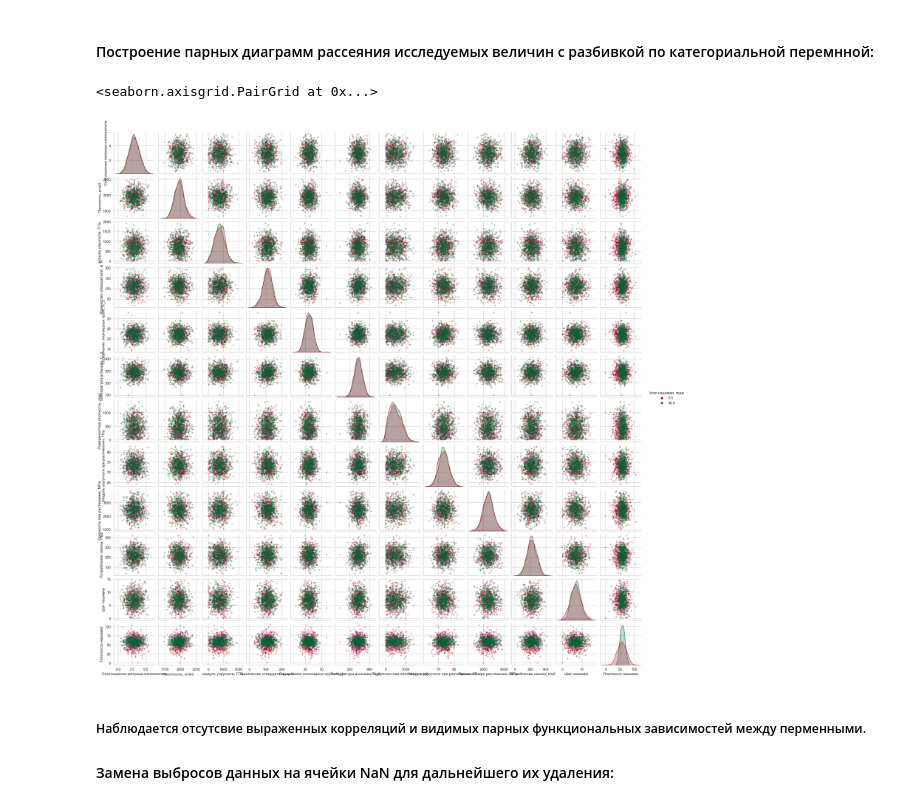
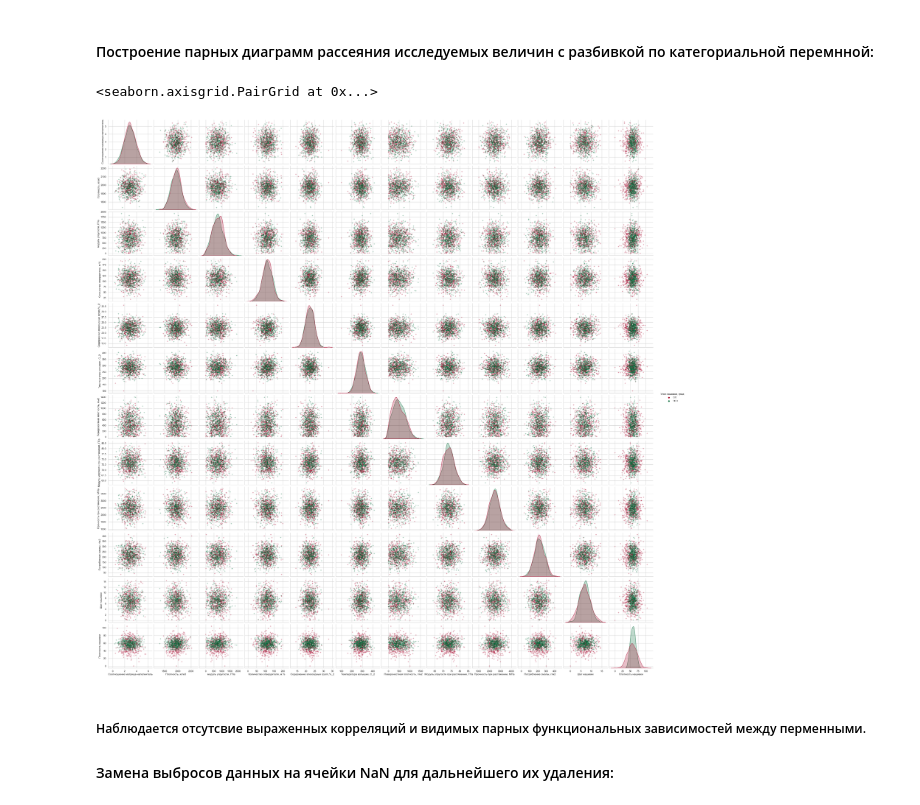
Before and after one commit to HoAndre/FQW, a Jupyter notebook: FQW.ipynb, the cells around one changed output. Drawn from its saved outputs; the diff is of its cells as text; code cells hidden in the pictures.

```diff
--- a/FQW.ipynb
+++ b/FQW.ipynb
@@ -157,10 +157,10 @@ plt.show()
 # %% [markdown]
 #### Построение парных диаграмм рассеяния исследуемых величин с разбивкой по категориальной перемнной:
 # %%
-sns.pairplot(df, hue='Угол нашивки, град',  height=2, aspect=1, palette='RdYlGn', markers="+")
+sns.pairplot(df, hue='Угол нашивки, град',  height=3, aspect=1, palette='RdYlGn', markers="+")
 # %% [output]
 <seaborn.axisgrid.PairGrid at 0x...>
-[figure, old version]
+[figure, new version]
 # %% [markdown]
 ##### Наблюдается отсутсвие выраженных корреляций и видимых парных функциональных зависимостей между перменными.
 #### Замена выбросов данных на ячейки NaN для дальнейшего их удаления:
```
Also changed, not shown: parts of 15 cells of this notebook, 5 other files.
